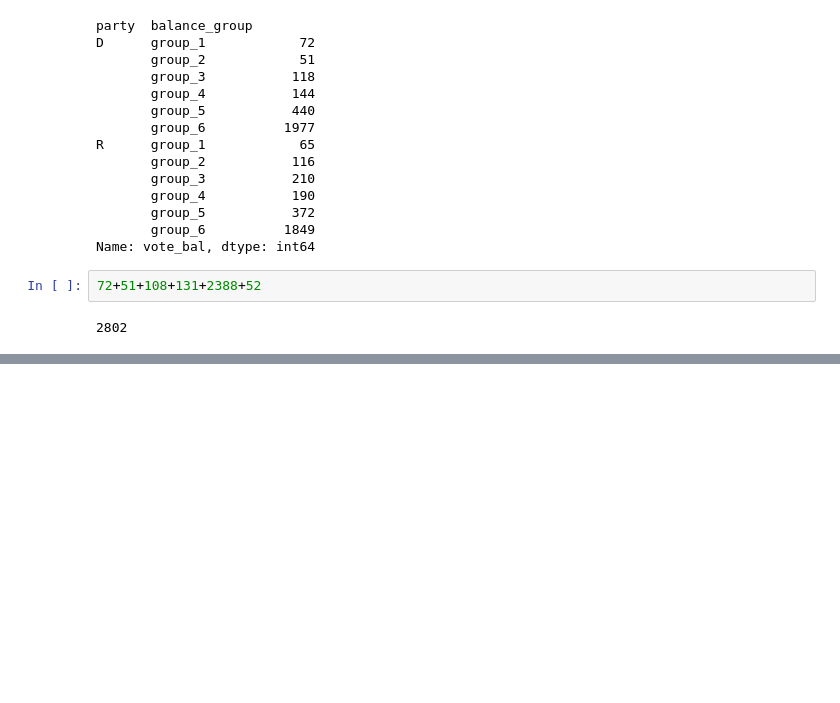
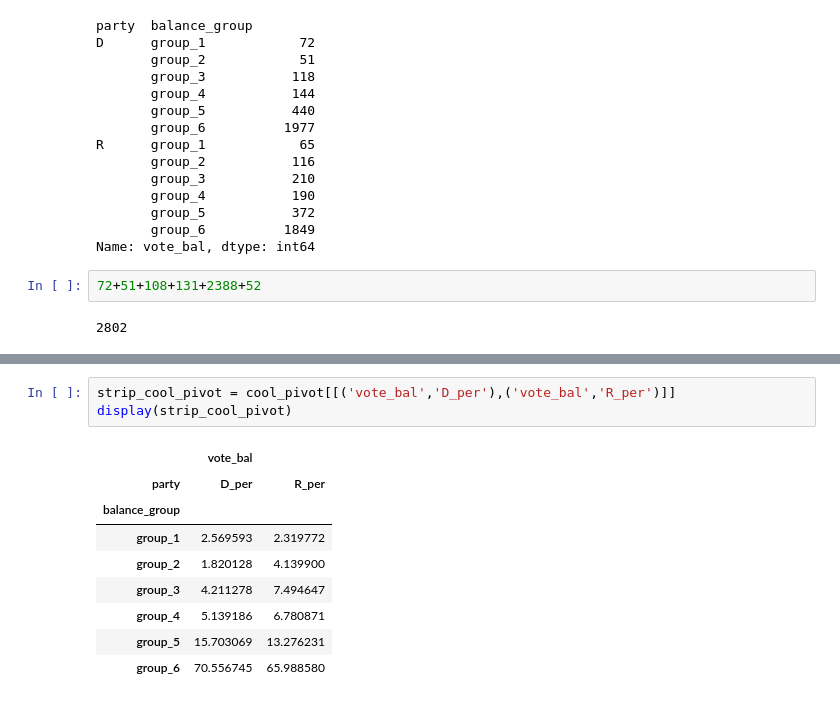
Before and after one commit to sledhead/simple_python, a Jupyter notebook: webpage_scrapv2.ipynb, the cells around one changed output, grey strips where cells are left out. Saved outputs shown, nothing was run; the diff lists cells and outputs as text; blank space fills up the shorter version.

```diff
--- a/webpage_scrapv2.ipynb
+++ b/webpage_scrapv2.ipynb
@@ -918,0 +979,13 @@ Name: vote_bal, dtype: int64
+# %%
+strip_cool_pivot = cool_pivot[[('vote_bal','D_per'),('vote_bal','R_per')]]
+display(strip_cool_pivot)
+# %% [output]
+|  | vote_bal |  |
+| party | D_per | R_per |
+| balance_group |  |  |
+| group_1 | 2.569593 | 2.319772 |
+| group_2 | 1.820128 | 4.139900 |
+| group_3 | 4.211278 | 7.494647 |
+| group_4 | 5.139186 | 6.780871 |
+| group_5 | 15.703069 | 13.276231 |
+| group_6 | 70.556745 | 65.988580 |
```
Also changed, not shown: parts of 5 cells of this notebook.
